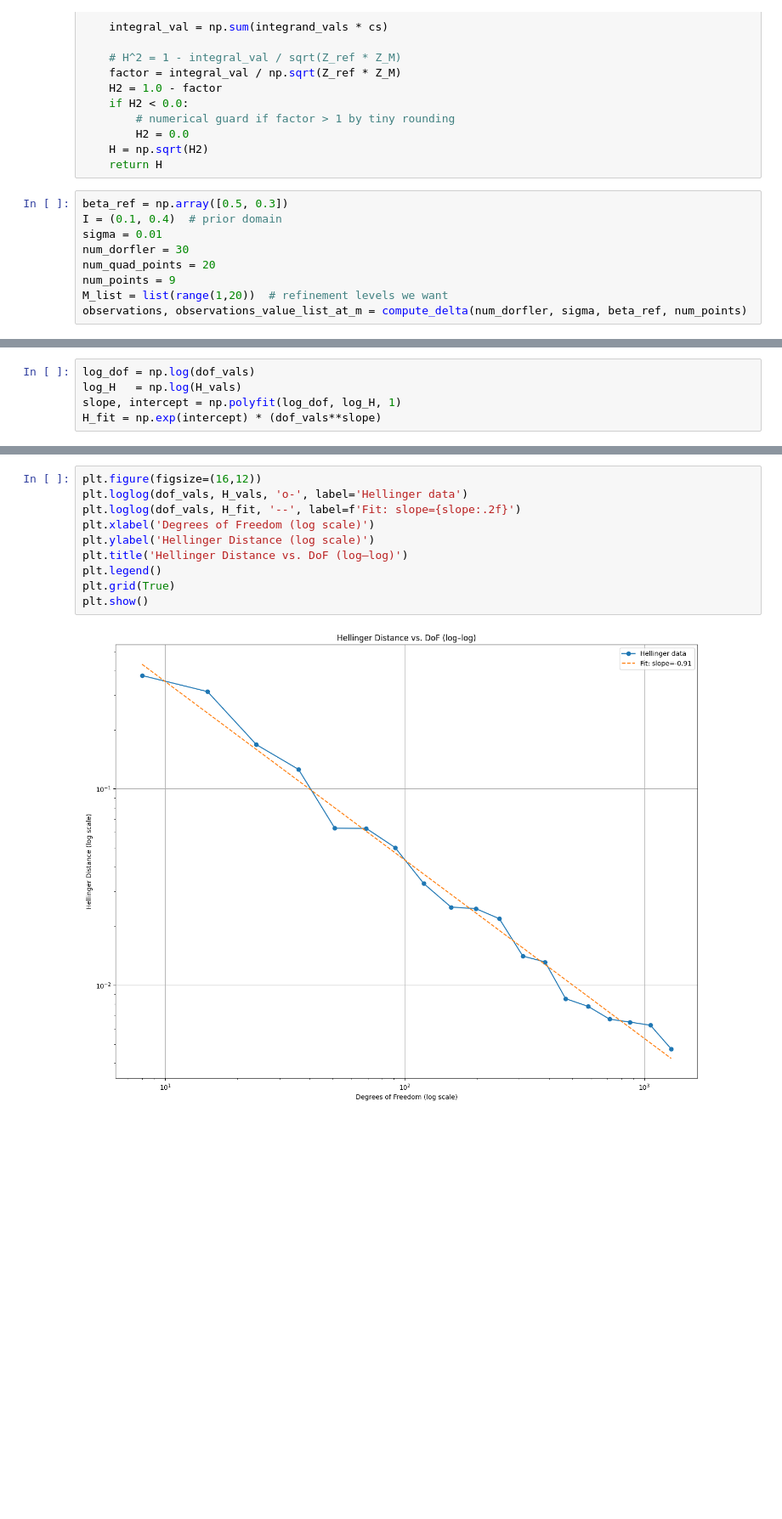
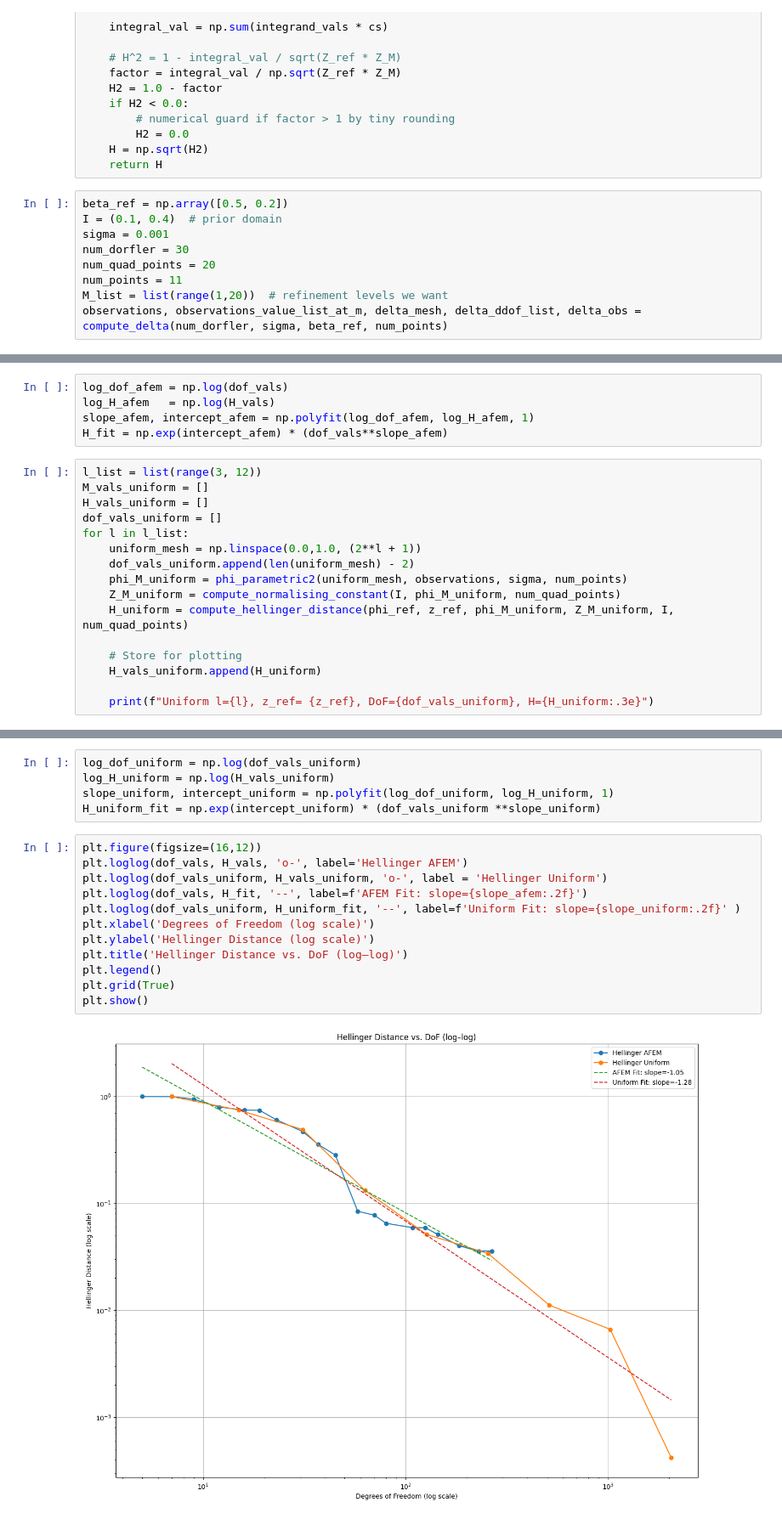
Before and after one commit to weiyuanoh/FYP, a Jupyter notebook: Hellinger Distance.ipynb, the cells around one changed output, grey strips where cells are left out. Shown: that part at 85% size. Cells and saved outputs as stored; diff of their text form; blank space fills up the shorter version.

Commit message:
Hellinger Distance Corrected

```diff
--- a/Hellinger Distance.ipynb
+++ b/Hellinger Distance.ipynb
@@ -734,11 +744,11 @@ def compute_hellinger_distance(phi_ref, Z_ref, phi_M, Z_M, I, num_quad_points):
     H = np.sqrt(H2)
     return H
 # %%
-beta_ref = np.array([0.5, 0.3])
+beta_ref = np.array([0.5, 0.2])
 I = (0.1, 0.4)  # prior domain
-sigma = 0.01
+sigma = 0.001
 num_dorfler = 30
 num_quad_points = 20
-num_points = 9
+num_points = 11
 M_list = list(range(1,20))  # refinement levels we want
-observations, observations_value_list_at_m = compute_delta(num_dorfler, sigma, beta_ref, num_points)
+observations, observations_value_list_at_m, delta_mesh, delta_ddof_list, delta_obs = compute_delta(num_dorfler, sigma, beta_ref, num_points)
@@ -799,5 +804,21 @@ M=19, Z=0.000242237 Z^M=0.000241414,  Hellinger=0.00473211
 # %%
-log_dof = np.log(dof_vals)
-log_H   = np.log(H_vals)
-slope, intercept = np.polyfit(log_dof, log_H, 1)
-H_fit = np.exp(intercept) * (dof_vals**slope)
+log_dof_afem = np.log(dof_vals)
+log_H_afem   = np.log(H_vals)
+slope_afem, intercept_afem = np.polyfit(log_dof_afem, log_H_afem, 1)
+H_fit = np.exp(intercept_afem) * (dof_vals**slope_afem)
+# %%
+l_list = list(range(3, 12))
+M_vals_uniform = []
+H_vals_uniform = []
+dof_vals_uniform = []
+for l in l_list:
+    uniform_mesh = np.linspace(0.0,1.0, (2**l + 1))
+    dof_vals_uniform.append(len(uniform_mesh) - 2)
+    phi_M_uniform = phi_parametric2(uniform_mesh, observations, sigma, num_points)
+    Z_M_uniform = compute_normalising_constant(I, phi_M_uniform, num_quad_points)
+    H_uniform = compute_hellinger_distance(phi_ref, z_ref, phi_M_uniform, Z_M_uniform, I, num_quad_points)
+
+    # Store for plotting
+    H_vals_uniform.append(H_uniform)
+
+    print(f"Uniform l={l}, z_ref= {z_ref}, DoF={dof_vals_uniform}, H={H_uniform:.3e}")
@@ -804,12 +835,19 @@ H_fit = np.exp(intercept) * (dof_vals**slope)
+# %%
+log_dof_uniform = np.log(dof_vals_uniform)
+log_H_uniform = np.log(H_vals_uniform)
+slope_uniform, intercept_uniform = np.polyfit(log_dof_uniform, log_H_uniform, 1)
+H_uniform_fit = np.exp(intercept_uniform) * (dof_vals_uniform **slope_uniform)
 # %%
 plt.figure(figsize=(16,12))
-plt.loglog(dof_vals, H_vals, 'o-', label='Hellinger data')
-plt.loglog(dof_vals, H_fit, '--', label=f'Fit: slope={slope:.2f}')
+plt.loglog(dof_vals, H_vals, 'o-', label='Hellinger AFEM')
+plt.loglog(dof_vals_uniform, H_vals_uniform, 'o-', label = 'Hellinger Uniform')
+plt.loglog(dof_vals, H_fit, '--', label=f'AFEM Fit: slope={slope_afem:.2f}')
+plt.loglog(dof_vals_uniform, H_uniform_fit, '--', label=f'Uniform Fit: slope={slope_uniform:.2f}' )
 plt.xlabel('Degrees of Freedom (log scale)')
 plt.ylabel('Hellinger Distance (log scale)')
 plt.title('Hellinger Distance vs. DoF (log–log)')
 plt.legend()
 plt.grid(True)
 plt.show()
 # %% [output]
-[figure, old version]
+[figure, new version]
```
Also changed, not shown: parts of 9 cells of this notebook, 3 other files.
